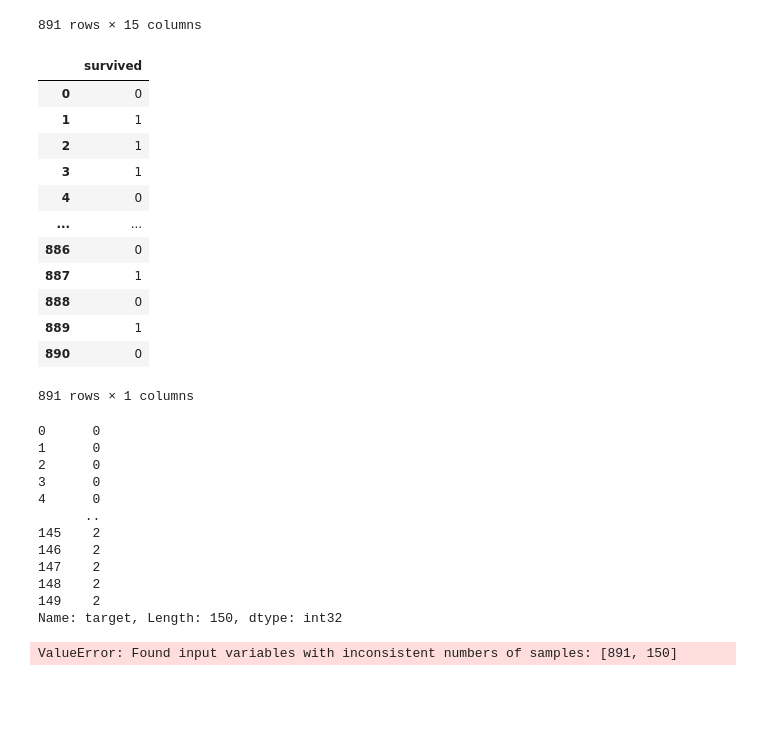
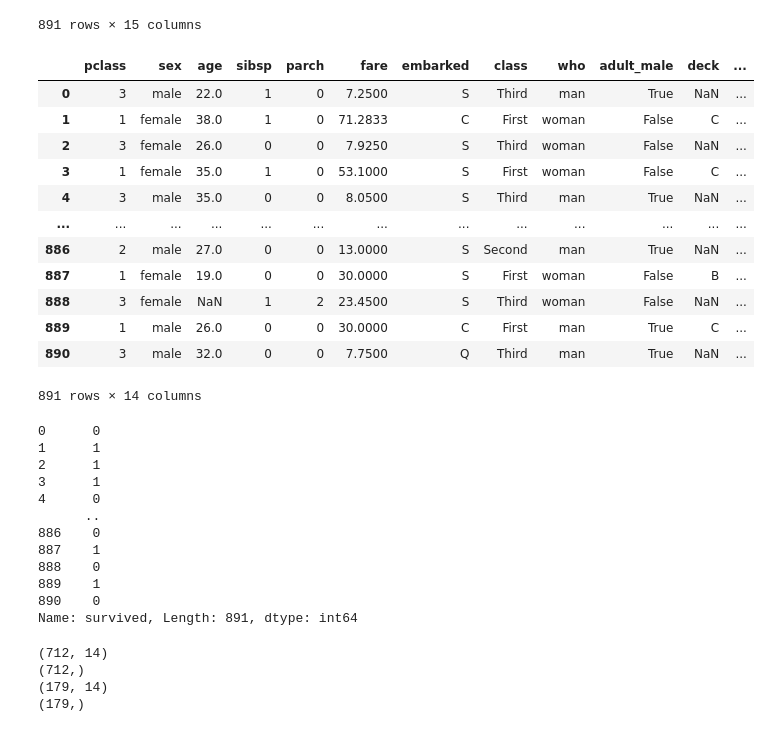
Before and after one commit to natalija-oki/Python_mokymai, a Jupyter notebook: lesson_9.ipynb, the cells around one changed output. Drawn from its saved outputs; the diff is of its cells as text; code cells hidden in the pictures; blank space fills up the shorter version.

```diff
--- a/lesson_9.ipynb
+++ b/lesson_9.ipynb
@@ -372,48 +443,47 @@ titanic
 | 889 | 1 | 1 | male | 26.0 | 0 | 0 | 30.0000 | C | First | man | ... |
 | 890 | 0 | 3 | male | 32.0 | 0 | 0 | 7.7500 | Q | Third | man | ... |
 891 rows × 15 columns
-# %%
-#X
-#x = x_data.loc[:, ['MedInc'] ]
-#x
-X = titanic.loc[:, ['survived']]
-X
-# %% [output]
-|  | survived |
-| 0 | 0 |
-| 1 | 1 |
-| 2 | 1 |
-| 3 | 1 |
-| 4 | 0 |
-| ... | ... |
-| 886 | 0 |
-| 887 | 1 |
-| 888 | 0 |
-| 889 | 1 |
-| 890 | 0 |
-891 rows × 1 columns
-# %%
-y_data
-# %% [output]
-0      0
-1      0
-2      0
-3      0
-4      0
-      ..
-145    2
-146    2
-147    2
-148    2
-149    2
-Name: target, Length: 150, dtype: int32
+# %%
+X = titanic.drop(['survived'], axis=1)
+X
+# %% [output]
+|  | pclass | sex | age | sibsp | parch | fare | embarked | class | who | adult_male | deck | ... |
+| 0 | 3 | male | 22.0 | 1 | 0 | 7.2500 | S | Third | man | True | NaN | ... |
+| 1 | 1 | female | 38.0 | 1 | 0 | 71.2833 | C | First | woman | False | C | ... |
+| 2 | 3 | female | 26.0 | 0 | 0 | 7.9250 | S | Third | woman | False | NaN | ... |
+| 3 | 1 | female | 35.0 | 1 | 0 | 53.1000 | S | First | woman | False | C | ... |
+| 4 | 3 | male | 35.0 | 0 | 0 | 8.0500 | S | Third | man | True | NaN | ... |
+| ... | ... | ... | ... | ... | ... | ... | ... | ... | ... | ... | ... | ... |
+| 886 | 2 | male | 27.0 | 0 | 0 | 13.0000 | S | Second | man | True | NaN | ... |
+| 887 | 1 | female | 19.0 | 0 | 0 | 30.0000 | S | First | woman | False | B | ... |
+| 888 | 3 | female | NaN | 1 | 2 | 23.4500 | S | Third | woman | False | NaN | ... |
+| 889 | 1 | male | 26.0 | 0 | 0 | 30.0000 | C | First | man | True | C | ... |
+| 890 | 3 | male | 32.0 | 0 | 0 | 7.7500 | Q | Third | man | True | NaN | ... |
+891 rows × 14 columns
+# %%
+y = titanic['survived']
+y
+# %% [output]
+0      0
+1      1
+2      1
+3      1
+4      0
+      ..
+886    0
+887    1
+888    0
+889    1
+890    0
+Name: survived, Length: 891, dtype: int64
 # %%
-# X_train, X_test, y_train, y_test = train_test_split(X, y, test_size=0.2, random_state=42)
-X_train, X_test, y_train, y_test = train_test_split(X, y_data, test_size=0.2)#test_size nuo 0 iki 1, shuffle - sumaisi duomenis
+X_train, X_test, y_train, y_test = train_test_split(X, y, test_size=0.2)
 print(X_train.shape)
 print(y_train.shape)
 print(X_test.shape)
 print(y_test.shape)
-#
 # %% [output]
-ValueError: Found input variables with inconsistent numbers of samples: [891, 150]
+(712, 14)
+(712,)
+(179, 14)
+(179,)
```
Also changed, not shown: parts of 22 cells of this notebook.
